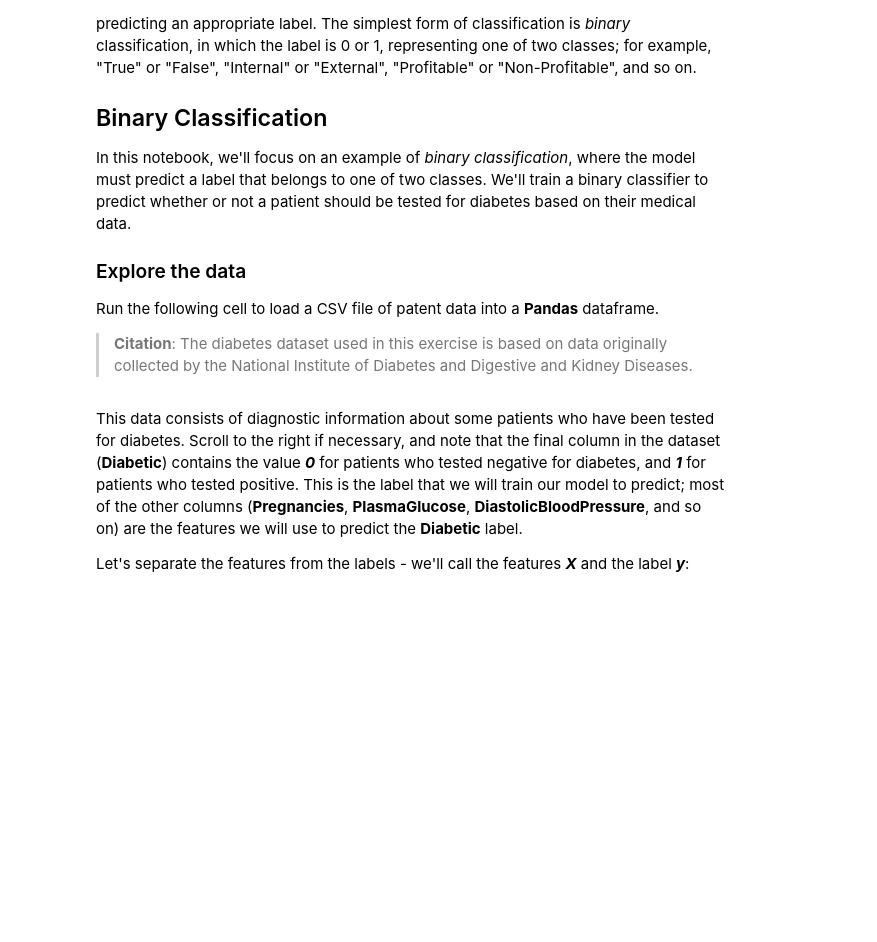
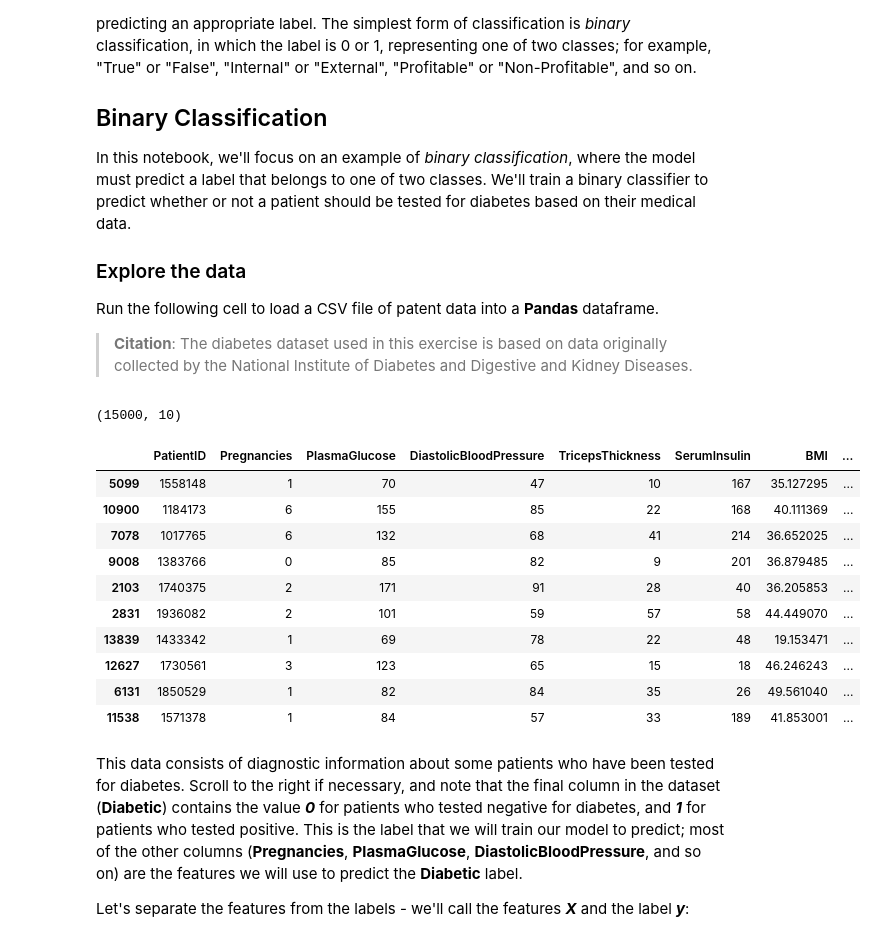
Before and after one commit to hugosouto/coursera-microsoft-azure-ds-specialization, a Jupyter notebook: course-create-ml-models-in-azure/W2L1-train-and-evaluate-classification-models/01-binary.ipynb, the cells around one changed output. Saved outputs shown, nothing was run; the diff lists cells and outputs as text; code cells hidden in the pictures; blank space fills up the shorter version.

```diff
--- a/course-create-ml-models-in-azure/W2L1-train-and-evaluate-classification-models/01-binary.ipynb
+++ b/course-create-ml-models-in-azure/W2L1-train-and-evaluate-classification-models/01-binary.ipynb
@@ -19,11 +19,42 @@ Run the following cell to load a CSV file of patent data into a **Pandas** dataf
 > **Citation**: The diabetes dataset used in this exercise is based on data originally collected by the National Institute of Diabetes and Digestive and Kidney Diseases.
 # %%
 import pandas as pd
+import urllib.request
 
-# load the training dataset
-!wget https://raw.githubusercontent.com/MicrosoftDocs/mslearn-introduction-to-machine-learning/main/Data/ml-basics/diabetes.csv
-diabetes = pd.read_csv('diabetes.csv')
-diabetes.head()
+# Load the training dataset
+# !wget https://raw.githubusercontent.com/MicrosoftDocs/mslearn-introduction-to-machine-learning/main/Data/ml-basics/diabetes.csv
+
+
+def csv_to_df(filename, url):
+    '''
+    Load the training dataset with urllib (if needed) into a Pandas dataframe.
+    '''
+    try:
+        df = pd.read_csv(filename)
+    except:
+        urllib.request.urlretrieve(url, filename)
+        df = pd.read_csv(filename)
+    return df
+
+filename = 'diabetes.csv'
+url = 'https://raw.githubusercontent.com/MicrosoftDocs/mslearn-introduction-to-machine-learning/main/Data/ml-basics/diabetes.csv'
+
+diabetes = csv_to_df(filename, url)
+print(diabetes.shape)
+diabetes.sample(10)
+# %% [output]
+(15000, 10)
+|  | PatientID | Pregnancies | PlasmaGlucose | DiastolicBloodPressure | TricepsThickness | SerumInsulin | BMI | ... |
+| 5099 | 1558148 | 1 | 70 | 47 | 10 | 167 | 35.127295 | ... |
+| 10900 | 1184173 | 6 | 155 | 85 | 22 | 168 | 40.111369 | ... |
+| 7078 | 1017765 | 6 | 132 | 68 | 41 | 214 | 36.652025 | ... |
+| 9008 | 1383766 | 0 | 85 | 82 | 9 | 201 | 36.879485 | ... |
+| 2103 | 1740375 | 2 | 171 | 91 | 28 | 40 | 36.205853 | ... |
+| 2831 | 1936082 | 2 | 101 | 59 | 57 | 58 | 44.449070 | ... |
+| 13839 | 1433342 | 1 | 69 | 78 | 22 | 48 | 19.153471 | ... |
+| 12627 | 1730561 | 3 | 123 | 65 | 15 | 18 | 46.246243 | ... |
+| 6131 | 1850529 | 1 | 82 | 84 | 35 | 26 | 49.561040 | ... |
+| 11538 | 1571378 | 1 | 84 | 57 | 33 | 189 | 41.853001 | ... |
 # %% [markdown]
 This data consists of diagnostic information about some patients who have been tested for diabetes. Scroll to the right if necessary, and note that the final column in the dataset (**Diabetic**) contains the value ***0*** for patients who tested negative for diabetes, and ***1*** for patients who tested positive. This is the label that we will train our model to predict; most of the other columns (**Pregnancies**, **PlasmaGlucose**, **DiastolicBloodPressure**, and so on) are the features we will use to predict the **Diabetic** label.
 
```
Also changed, not shown: parts of 6 cells of this notebook.
